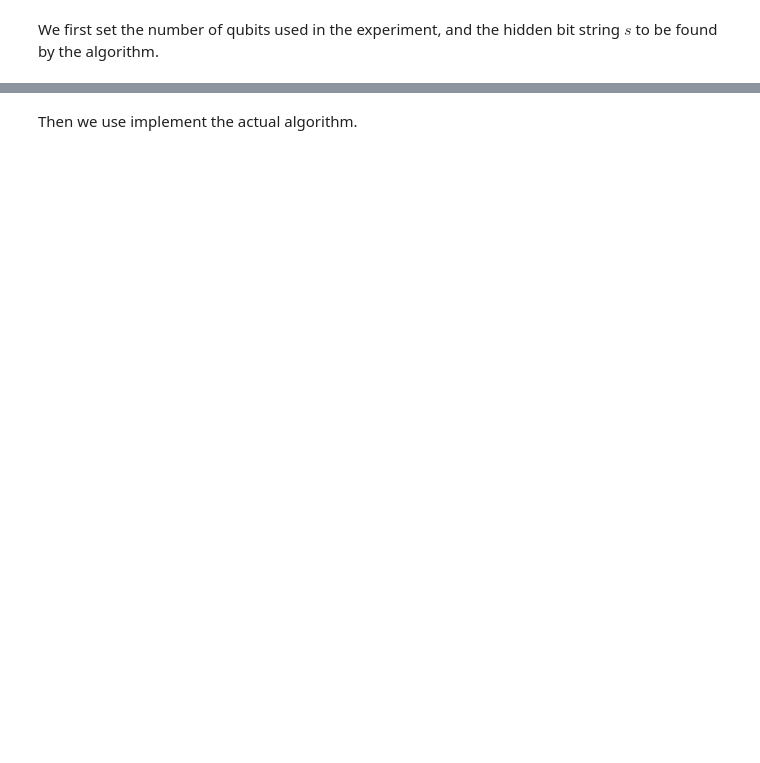
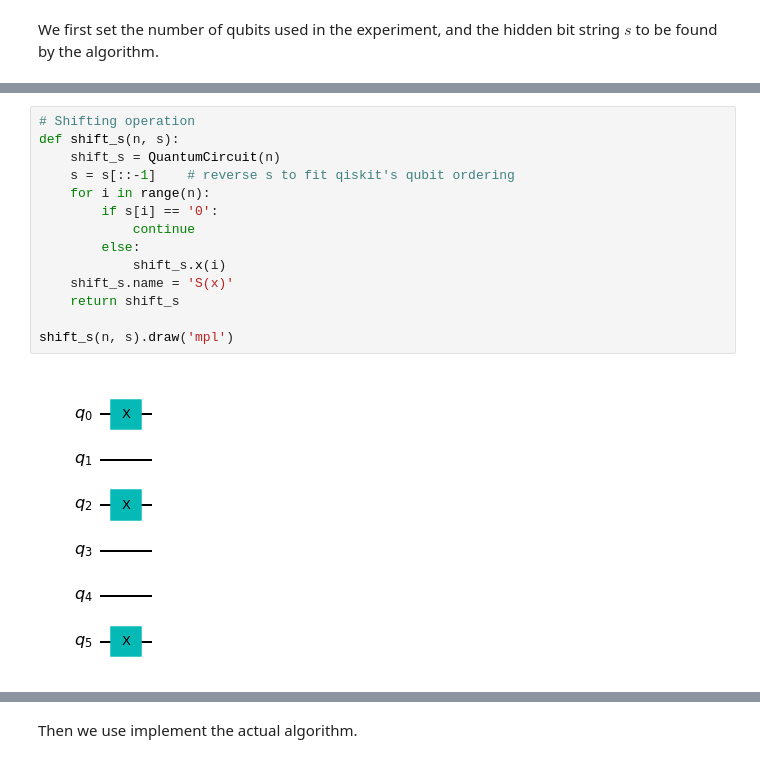
Before and after one commit to Team-Hidden-Name/hidden-shift-problem, a Jupyter notebook: hidden-shift-problem.ipynb, the cells around one changed output, grey strips where cells are left out. Cells and saved outputs as stored; diff of their text form; blank space fills up the shorter version.

```diff
--- a/hidden-shift-problem.ipynb
+++ b/hidden-shift-problem.ipynb
@@ -167,0 +151,16 @@ oracle_fourier_f.cz(1,3)
+# %%
+# Shifting operation
+def shift_s(n, s):
+    shift_s = QuantumCircuit(n)
+    s = s[::-1]    # reverse s to fit qiskit's qubit ordering
+    for i in range(n):
+        if s[i] == '0':
+            continue
+        else:
+            shift_s.x(i)
+    shift_s.name = 'S(x)'
+    return shift_s
+
+shift_s(n, s).draw('mpl')
+# %% [output]
+[figure, added]
```
Also changed, not shown: parts of 11 cells of this notebook.
